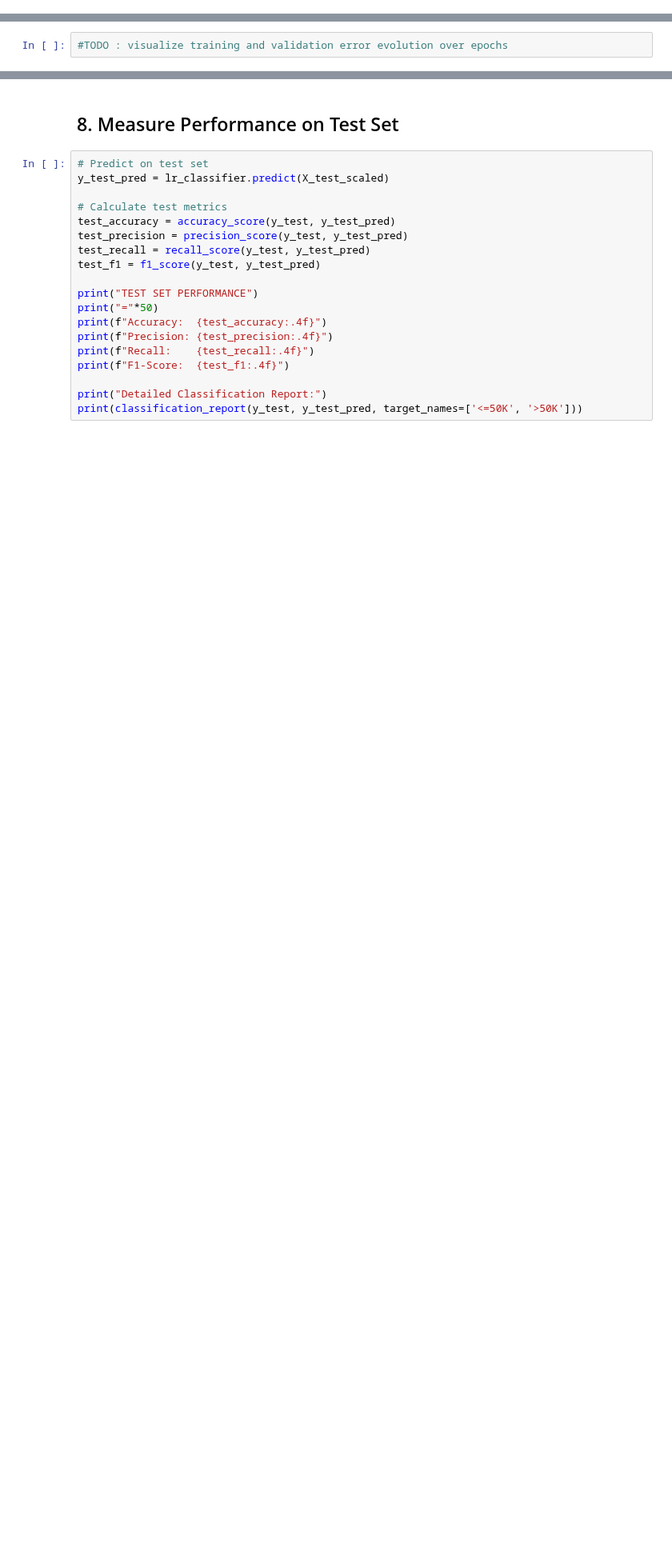
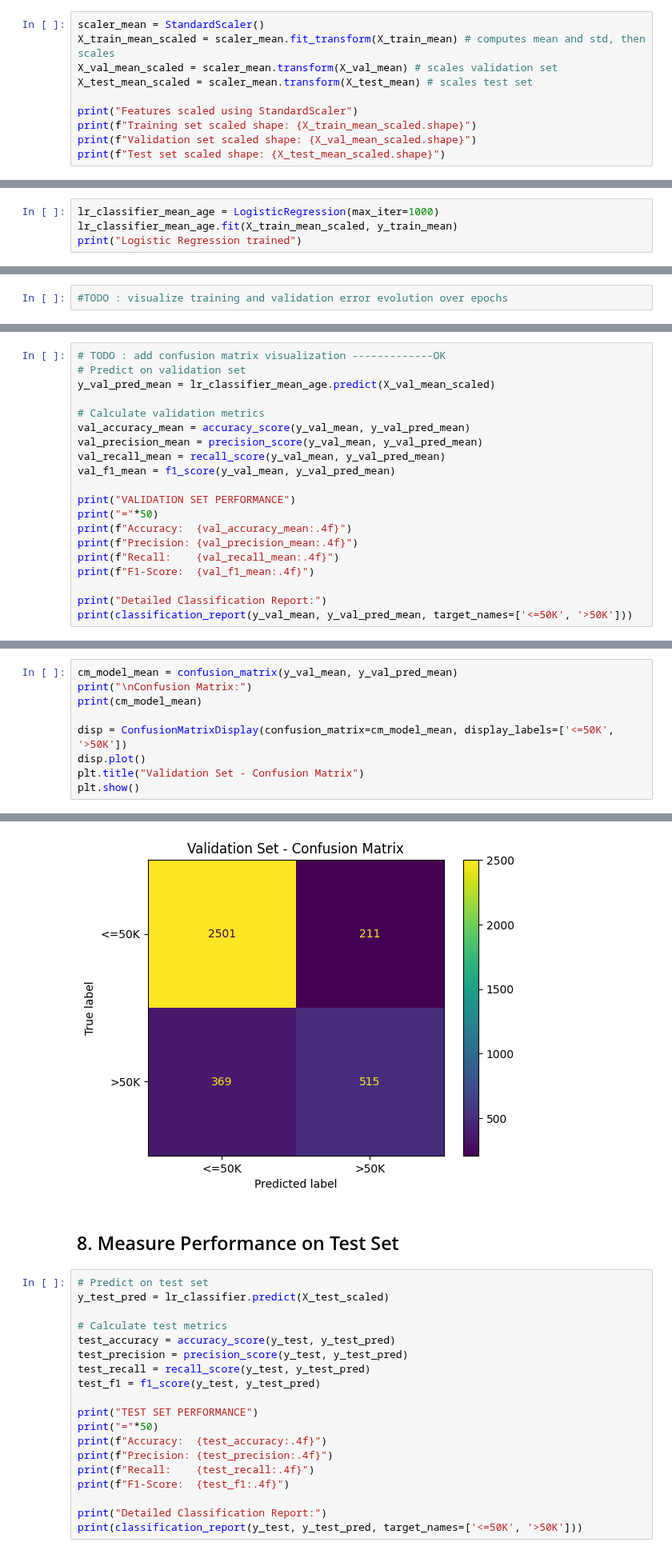
Before and after one commit to kw0jtach/Project_on_responsible_data_science, a Jupyter notebook: Classification.ipynb, the cells around one changed output, grey strips where cells are left out. Shown at 80% size. Saved outputs shown, nothing was run; the diff lists cells and outputs as text; blank space fills up the shorter version.

```diff
--- a/Classification.ipynb
+++ b/Classification.ipynb
@@ -165,0 +306,10 @@ Test set scaled shape: (9045, 98)
+# %%
+scaler_mean = StandardScaler()
+X_train_mean_scaled = scaler_mean.fit_transform(X_train_mean) # computes mean and std, then scales
+X_val_mean_scaled = scaler_mean.transform(X_val_mean) # scales validation set
+X_test_mean_scaled = scaler_mean.transform(X_test_mean) # scales test set
+
+print("Features scaled using StandardScaler")
+print(f"Training set scaled shape: {X_train_mean_scaled.shape}")
+print(f"Validation set scaled shape: {X_val_mean_scaled.shape}")
+print(f"Test set scaled shape: {X_test_mean_scaled.shape}")
@@ -178,0 +360,4 @@ Logistic Regression trained
+# %%
+lr_classifier_mean_age = LogisticRegression(max_iter=1000)
+lr_classifier_mean_age.fit(X_train_mean_scaled, y_train_mean)
+print("Logistic Regression trained")
@@ -218,0 +443,20 @@ weighted avg       0.84      0.85      0.84      9044
+# %%
+# TODO : add confusion matrix visualization -------------OK
+# Predict on validation set
+y_val_pred_mean = lr_classifier_mean_age.predict(X_val_mean_scaled)
+
+# Calculate validation metrics
+val_accuracy_mean = accuracy_score(y_val_mean, y_val_pred_mean)
+val_precision_mean = precision_score(y_val_mean, y_val_pred_mean)
+val_recall_mean = recall_score(y_val_mean, y_val_pred_mean)
+val_f1_mean = f1_score(y_val_mean, y_val_pred_mean)
+
+print("VALIDATION SET PERFORMANCE")
+print("="*50)
+print(f"Accuracy:  {val_accuracy_mean:.4f}")
+print(f"Precision: {val_precision_mean:.4f}")
+print(f"Recall:    {val_recall_mean:.4f}")
+print(f"F1-Score:  {val_f1_mean:.4f}")
+
+print("Detailed Classification Report:")
+print(classification_report(y_val_mean, y_val_pred_mean, target_names=['<=50K', '>50K']))
@@ -218,0 +479,10 @@ weighted avg       0.84      0.85      0.84      9044
+# %%
+cm_model_mean = confusion_matrix(y_val_mean, y_val_pred_mean)
+print("\nConfusion Matrix:")
+print(cm_model_mean)
+
+disp = ConfusionMatrixDisplay(confusion_matrix=cm_model_mean, display_labels=['<=50K', '>50K'])
+disp.plot()
+plt.title("Validation Set - Confusion Matrix")
+plt.show()
+# %% [output]
@@ -219,3 +492,4 @@ weighted avg       0.84      0.85      0.84      9044
+[figure, added]
 # %% [markdown]
 ## 8. Measure Performance on Test Set
 # %%
```
Also changed, not shown: parts of 34 cells of this notebook.
